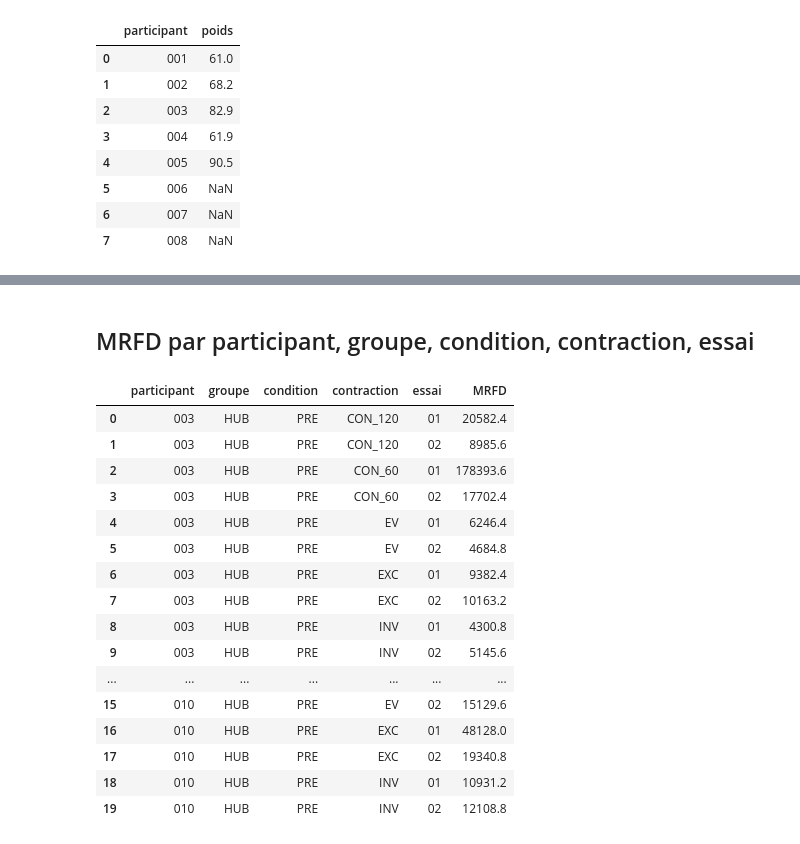
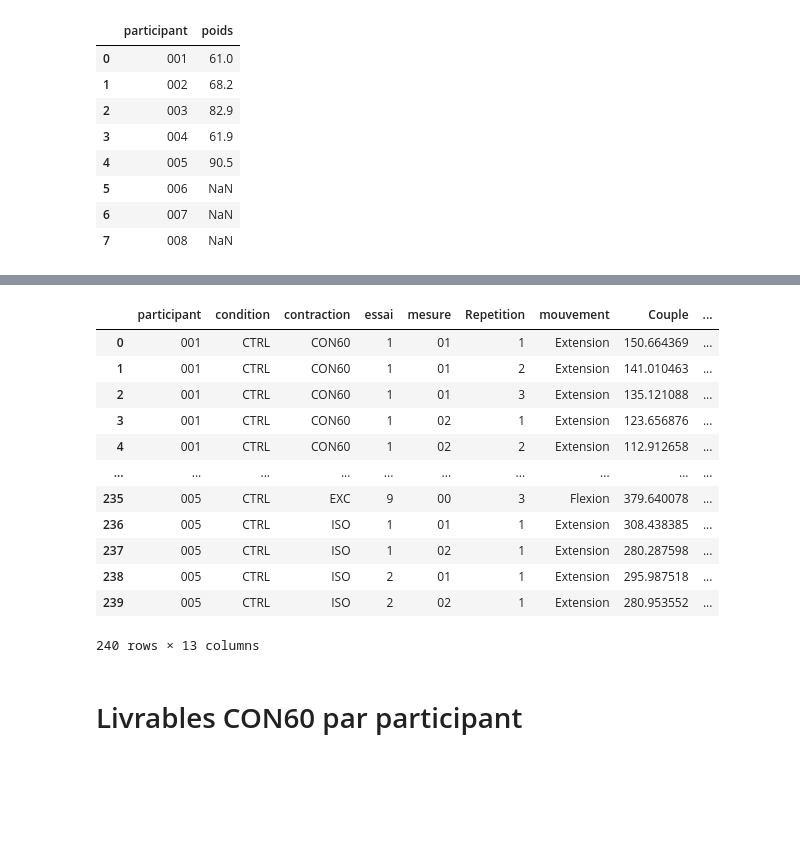
Before and after one commit to mathieucaumes/Traitement_ActivGun, a Jupyter notebook: ActivGun_iso.ipynb, the cells around one changed output, grey strips where cells are left out. Saved outputs shown, nothing was run; the diff lists cells and outputs as text; code cells hidden in the pictures; blank space fills up the shorter version.

```diff
--- a/ActivGun_iso.ipynb
+++ b/ActivGun_iso.ipynb
@@ -421,8 +334,0 @@ Moyenne de la force par groupe
-# %%
-df_result["Moyenne_Pic_force"] = df_result.groupby(
-    ["participant",
-     "condition",
-     "contraction",
-     "mouvement"])['Pic_force'].transform('mean')
-
-df_result
@@ -582,30 +335,21 @@ df_column
-# %% [markdown]
-## MRFD par participant, groupe, condition, contraction, essai
-# %%
-max_MRFD = df_column.groupby(['participant',
-                              'groupe',
-                              'condition',
-                              'contraction',
-                              'essai'])['MRFD'].max()
-
-max_MRFD_df = max_MRFD.reset_index()
-
-max_MRFD_df
-# %% [output]
-|  | participant | groupe | condition | contraction | essai | MRFD |
-| 0 | 003 | HUB | PRE | CON_120 | 01 | 20582.4 |
-| 1 | 003 | HUB | PRE | CON_120 | 02 | 8985.6 |
-| 2 | 003 | HUB | PRE | CON_60 | 01 | 178393.6 |
-| 3 | 003 | HUB | PRE | CON_60 | 02 | 17702.4 |
-| 4 | 003 | HUB | PRE | EV | 01 | 6246.4 |
-| 5 | 003 | HUB | PRE | EV | 02 | 4684.8 |
-| 6 | 003 | HUB | PRE | EXC | 01 | 9382.4 |
-| 7 | 003 | HUB | PRE | EXC | 02 | 10163.2 |
-| 8 | 003 | HUB | PRE | INV | 01 | 4300.8 |
-| 9 | 003 | HUB | PRE | INV | 02 | 5145.6 |
-| ... | ... | ... | ... | ... | ... | ... |
-| 15 | 010 | HUB | PRE | EV | 02 | 15129.6 |
-| 16 | 010 | HUB | PRE | EXC | 01 | 48128.0 |
-| 17 | 010 | HUB | PRE | EXC | 02 | 19340.8 |
-| 18 | 010 | HUB | PRE | INV | 01 | 10931.2 |
-| 19 | 010 | HUB | PRE | INV | 02 | 12108.8 |
+# %%
+df_result = pd.merge(df_result, poids_file, on="participant", how="left")
+df_result["Couple_normalise"] = df_result["Couple"].div(df_result["poids"])
+df_result["Travail_normalise"] = df_result["Travail"].div(df_result["poids"])
+df_result
+# %% [output]
+|  | participant | condition | contraction | essai | mesure | Repetition | mouvement | Couple | ... |
+| 0 | 001 | CTRL | CON60 | 1 | 01 | 1 | Extension | 150.664369 | ... |
+| 1 | 001 | CTRL | CON60 | 1 | 01 | 2 | Extension | 141.010463 | ... |
+| 2 | 001 | CTRL | CON60 | 1 | 01 | 3 | Extension | 135.121088 | ... |
+| 3 | 001 | CTRL | CON60 | 1 | 02 | 1 | Extension | 123.656876 | ... |
+| 4 | 001 | CTRL | CON60 | 1 | 02 | 2 | Extension | 112.912658 | ... |
+| ... | ... | ... | ... | ... | ... | ... | ... | ... | ... |
+| 235 | 005 | CTRL | EXC | 9 | 00 | 3 | Flexion | 379.640078 | ... |
+| 236 | 005 | CTRL | ISO | 1 | 01 | 1 | Extension | 308.438385 | ... |
+| 237 | 005 | CTRL | ISO | 1 | 02 | 1 | Extension | 280.287598 | ... |
+| 238 | 005 | CTRL | ISO | 2 | 01 | 1 | Extension | 295.987518 | ... |
+| 239 | 005 | CTRL | ISO | 2 | 02 | 1 | Extension | 280.953552 | ... |
+240 rows × 13 columns
+# %% [markdown]
+# Livrables CON60 par participant
```
Also changed, not shown: parts of 38 cells of this notebook.
